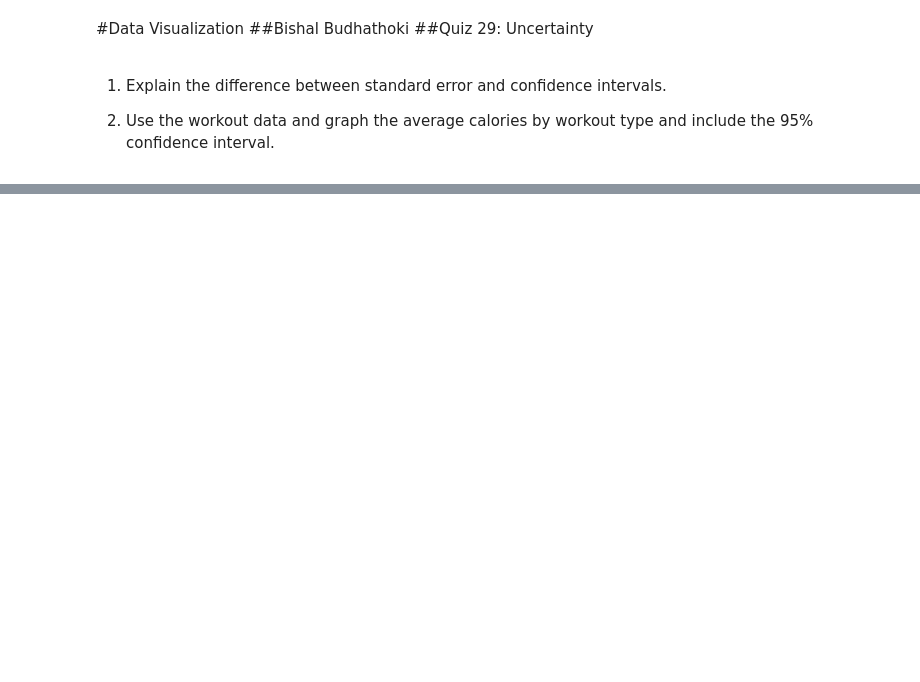
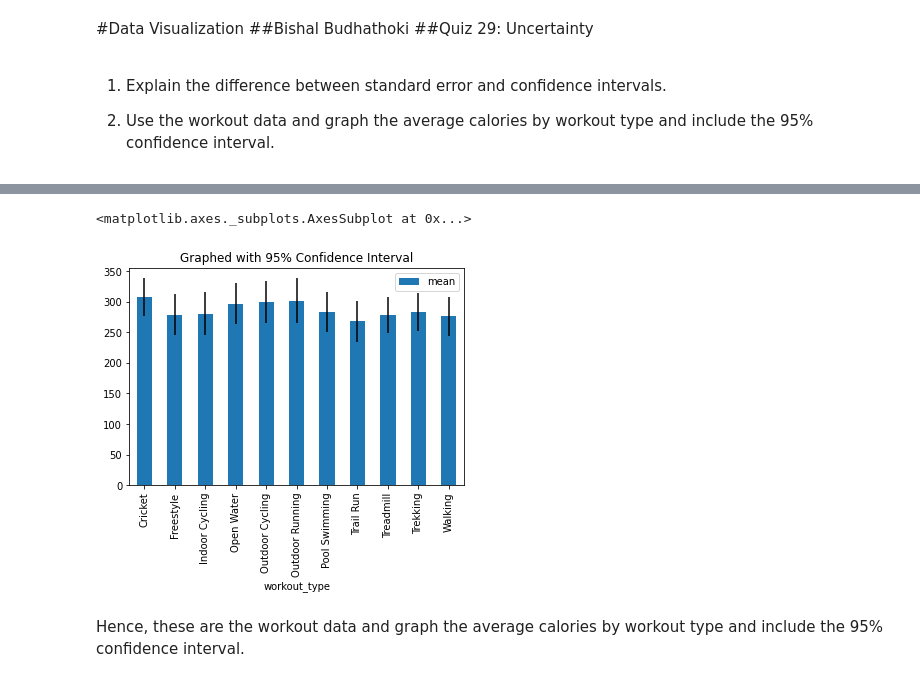
Before and after one commit to bbishal12/Quiz0, a Jupyter notebook: Quiz29_Uncertainty.ipynb, the cells around one changed output, grey strips where cells are left out. Saved outputs shown, nothing was run; the diff lists cells and outputs as text; code cells hidden in the pictures; blank space fills up the shorter version.

```diff
--- a/Quiz29_Uncertainty.ipynb
+++ b/Quiz29_Uncertainty.ipynb
@@ -12,0 +101,9 @@
+# %%
+dfgroupedcalories.plot.bar(y = 'mean'
+,yerr = '95%',
+title = 'Graphed with 95% Confidence Interval' )
+# %% [output]
+<matplotlib.axes._subplots.AxesSubplot at 0x...>
+[figure, added]
+# %% [markdown]
+Hence, these are the workout data and graph the average calories by workout type and include the 95% confidence interval.
```
Also changed, not shown: parts of 6 cells of this notebook.
